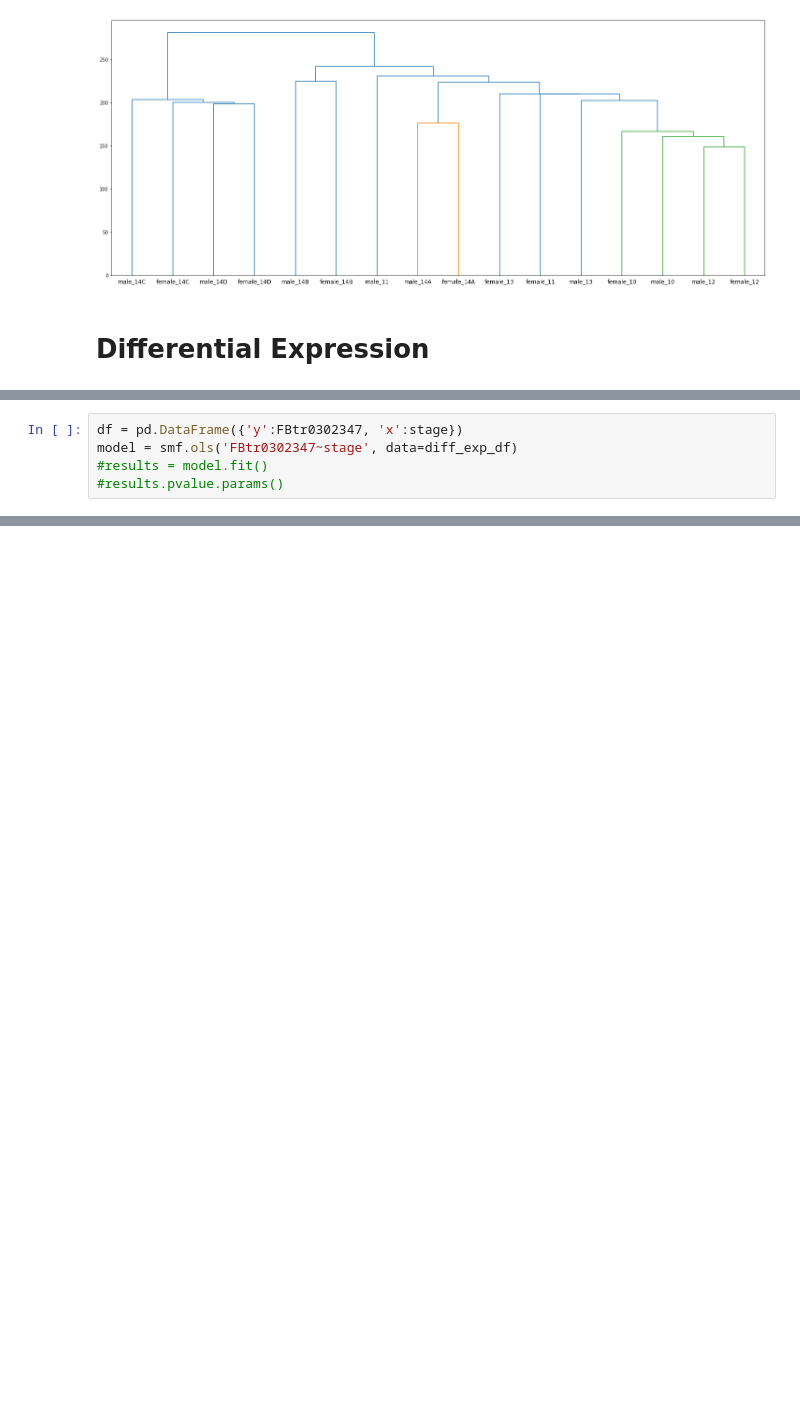
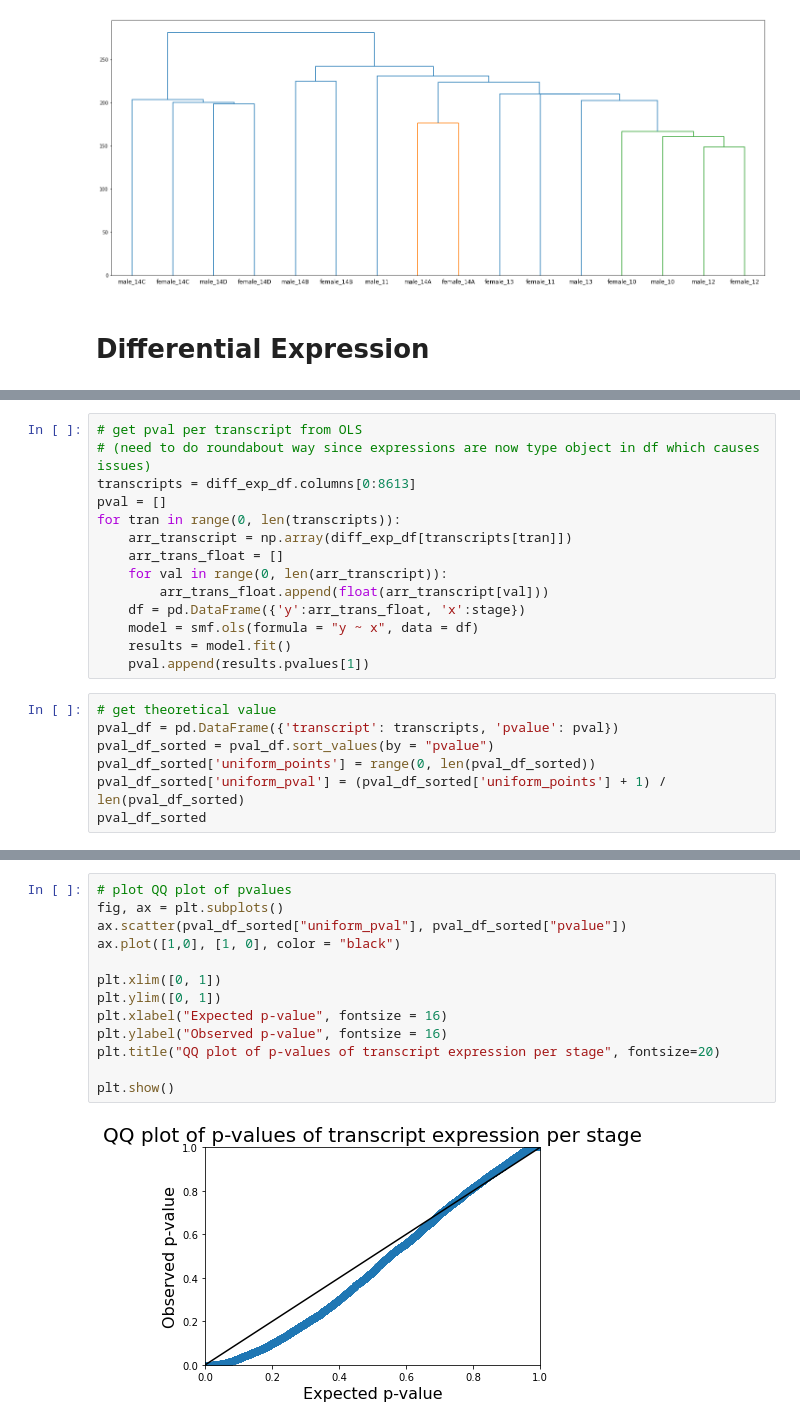
Before and after one commit to rstix287/qbb2020-answers, a Jupyter notebook: week7-assignment/Commands and Plots.ipynb, the cells around one changed output, grey strips where cells are left out. Drawn from its saved outputs; the diff is of its cells as text; blank space fills up the shorter version.

```diff
--- a/week7-assignment/Commands and Plots.ipynb
+++ b/week7-assignment/Commands and Plots.ipynb
@@ -135,5 +124,0 @@ print(count)
-# %%
-df = pd.DataFrame({'y':FBtr0302347, 'x':stage})
-model = smf.ols('FBtr0302347~stage', data=diff_exp_df)
-#results = model.fit()
-#results.pvalue.params()
@@ -141,0 +125,21 @@ ValueError: endog has evaluated to an array with multiple columns that has shape
+# %%
+# get pval per transcript from OLS
+# (need to do roundabout way since expressions are now type object in df which causes issues)
+transcripts = diff_exp_df.columns[0:8613]
+pval = []
+for tran in range(0, len(transcripts)):
+    arr_transcript = np.array(diff_exp_df[transcripts[tran]])
+    arr_trans_float = []
+    for val in range(0, len(arr_transcript)):
+        arr_trans_float.append(float(arr_transcript[val]))
+    df = pd.DataFrame({'y':arr_trans_float, 'x':stage})
+    model = smf.ols(formula = "y ~ x", data = df)
+    results = model.fit()
+    pval.append(results.pvalues[1])
+# %%
+# get theoretical value
+pval_df = pd.DataFrame({'transcript': transcripts, 'pvalue': pval})
+pval_df_sorted = pval_df.sort_values(by = "pvalue")
+pval_df_sorted['uniform_points'] = range(0, len(pval_df_sorted))
+pval_df_sorted['uniform_pval'] = (pval_df_sorted['uniform_points'] + 1) / len(pval_df_sorted)
+pval_df_sorted
@@ -141,0 +160,15 @@ ValueError: endog has evaluated to an array with multiple columns that has shape
+# %%
+# plot QQ plot of pvalues
+fig, ax = plt.subplots()
+ax.scatter(pval_df_sorted["uniform_pval"], pval_df_sorted["pvalue"])
+ax.plot([1,0], [1, 0], color = "black")
+
+plt.xlim([0, 1])
+plt.ylim([0, 1])
+plt.xlabel("Expected p-value", fontsize = 16)
+plt.ylabel("Observed p-value", fontsize = 16)
+plt.title("QQ plot of p-values of transcript expression per stage", fontsize=20)
+
+plt.show()
+# %% [output]
+[figure, added]
```
Also changed, not shown: parts of 11 cells of this notebook, 2 other files.
